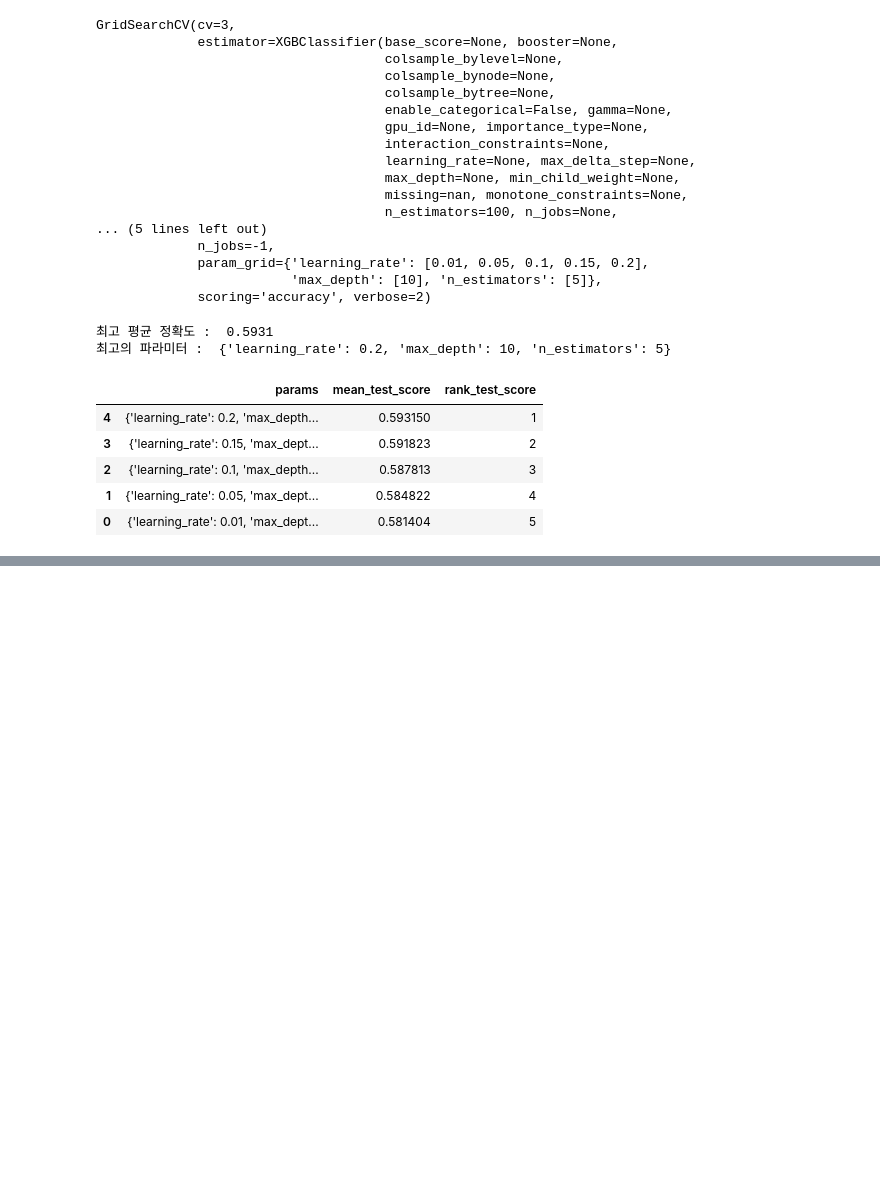
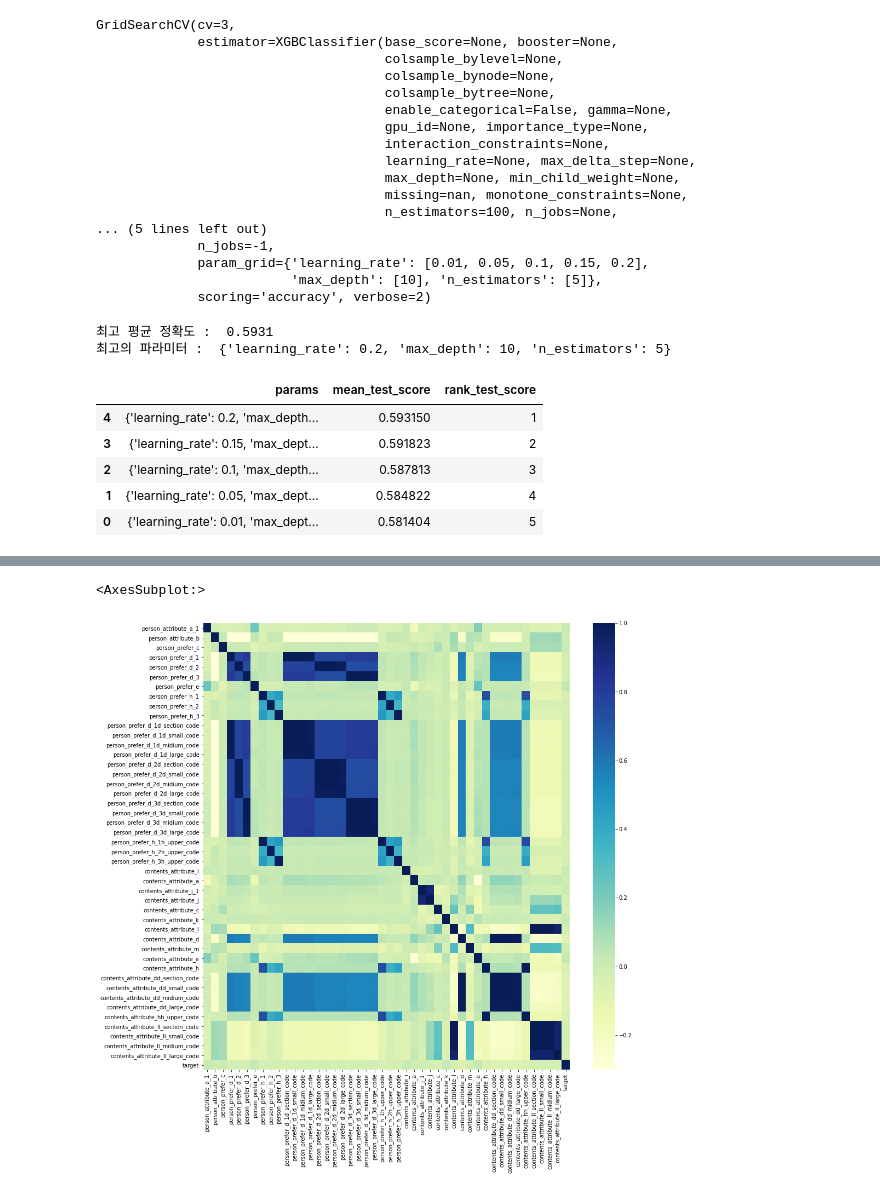
Before and after one commit to gw1303/jobcare, a Jupyter notebook: main.ipynb, the cells around one changed output, grey strips where cells are left out. Cells and saved outputs as stored; diff of their text form; code cells hidden in the pictures; blank space fills up the shorter version.

```diff
--- a/main.ipynb
+++ b/main.ipynb
@@ -348,0 +349,8 @@ submission_df.to_csv('sub7.csv', index=False)
+# %%
+eda = pd.concat([new_train_x, new_train_y], axis=1)
+# %%
+plt.figure(figsize=(15,15))
+sns.heatmap(eda.corr(),cmap='YlGnBu')
+# %% [output]
+<AxesSubplot:>
+[figure, added]
```
Also changed, not shown: parts of 22 cells of this notebook, 1 other file.
